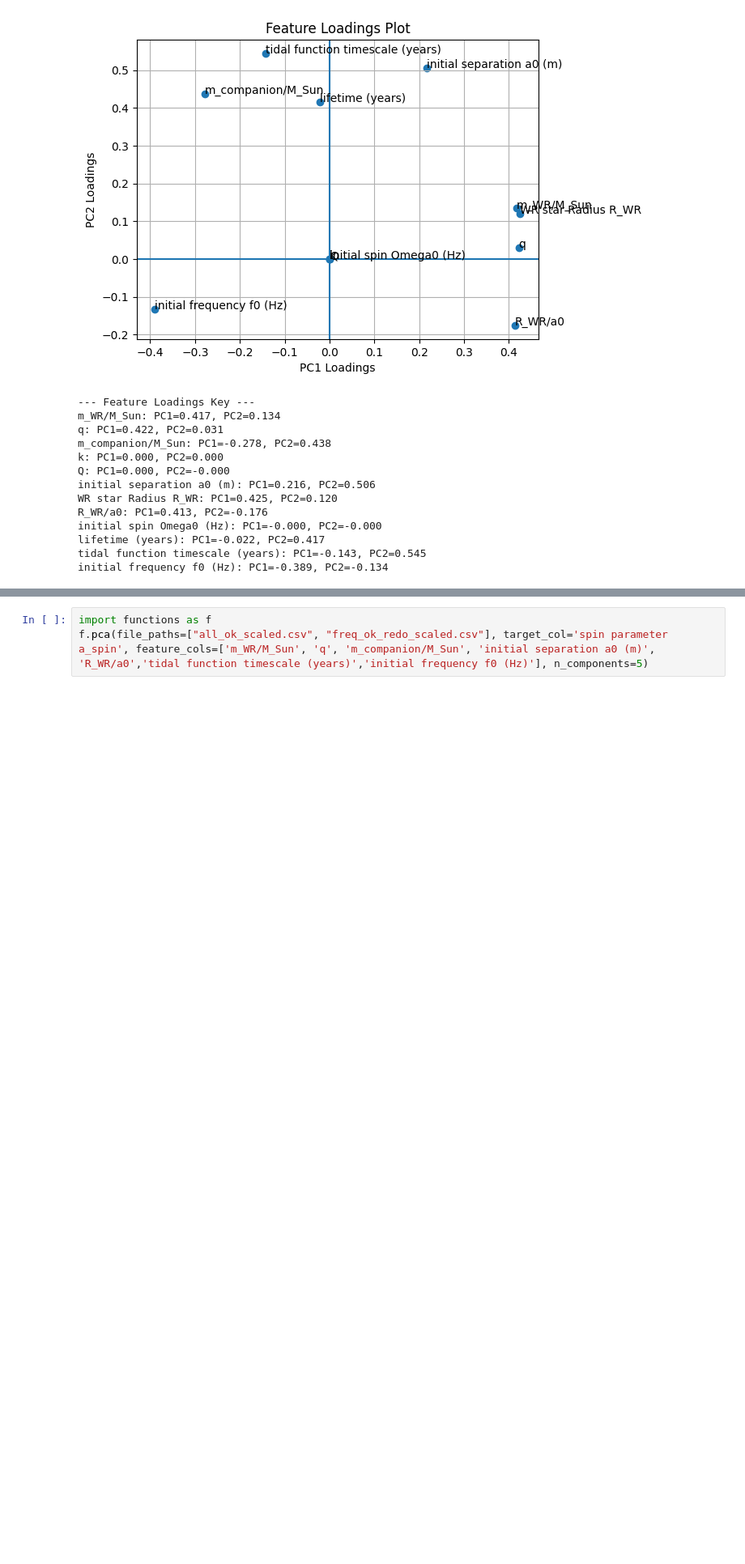
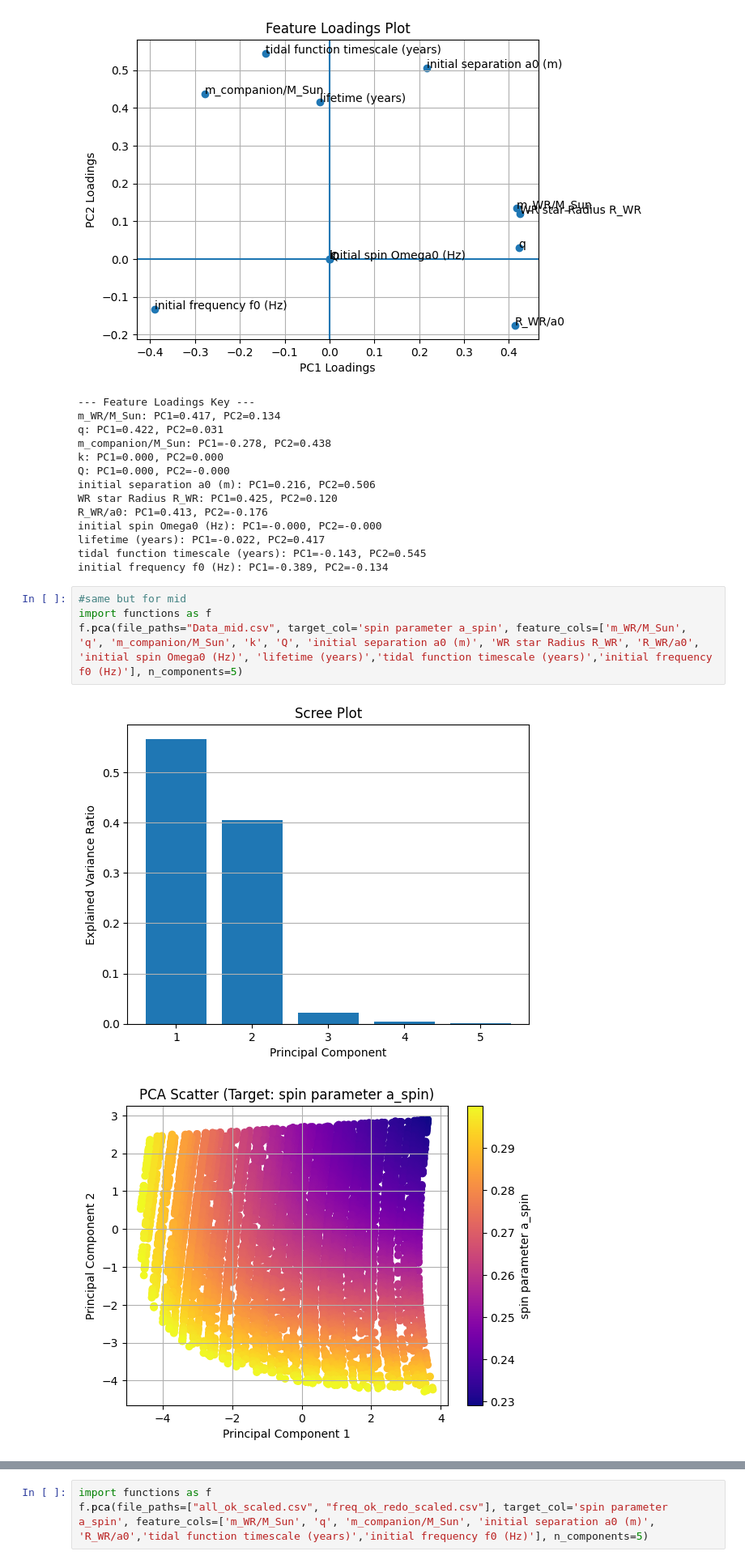
Before and after one commit to Nyaa394/Tidal-Spin-Up-in-Wolf-Rayet-Stars, a Jupyter notebook: PCA.ipynb, the cells around one changed output, grey strips where cells are left out. Shown at 81% size. Drawn from its saved outputs; the diff is of its cells as text; blank space fills up the shorter version.

Commit message:
started work on moderate-spin up

```diff
--- a/PCA.ipynb
+++ b/PCA.ipynb
@@ -18,3 +18,10 @@ initial spin Omega0 (Hz): PC1=-0.000, PC2=-0.000
 lifetime (years): PC1=-0.022, PC2=0.417
 tidal function timescale (years): PC1=-0.143, PC2=0.545
 initial frequency f0 (Hz): PC1=-0.389, PC2=-0.134
+# %%
+#same but for mid
+import functions as f
+f.pca(file_paths="Data_mid.csv", target_col='spin parameter a_spin', feature_cols=['m_WR/M_Sun', 'q', 'm_companion/M_Sun', 'k', 'Q', 'initial separation a0 (m)', 'WR star Radius R_WR', 'R_WR/a0', 'initial spin Omega0 (Hz)', 'lifetime (years)','tidal function timescale (years)','initial frequency f0 (Hz)'], n_components=5)
+# %% [output]
+[figure, added]
+[figure, added]
```
Also changed, not shown: parts of 2 cells of this notebook, 6 other files.
